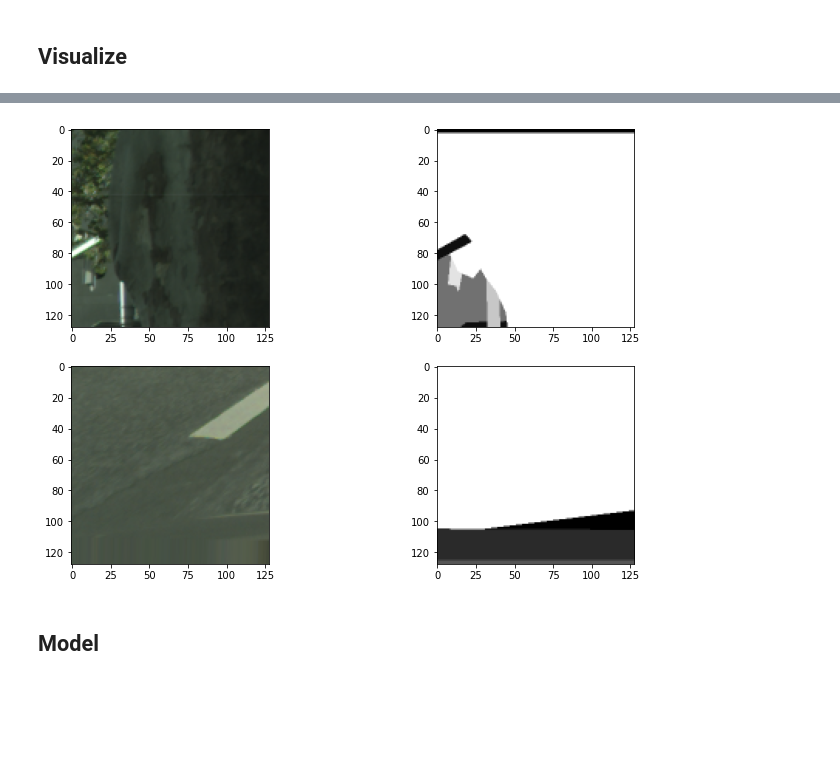
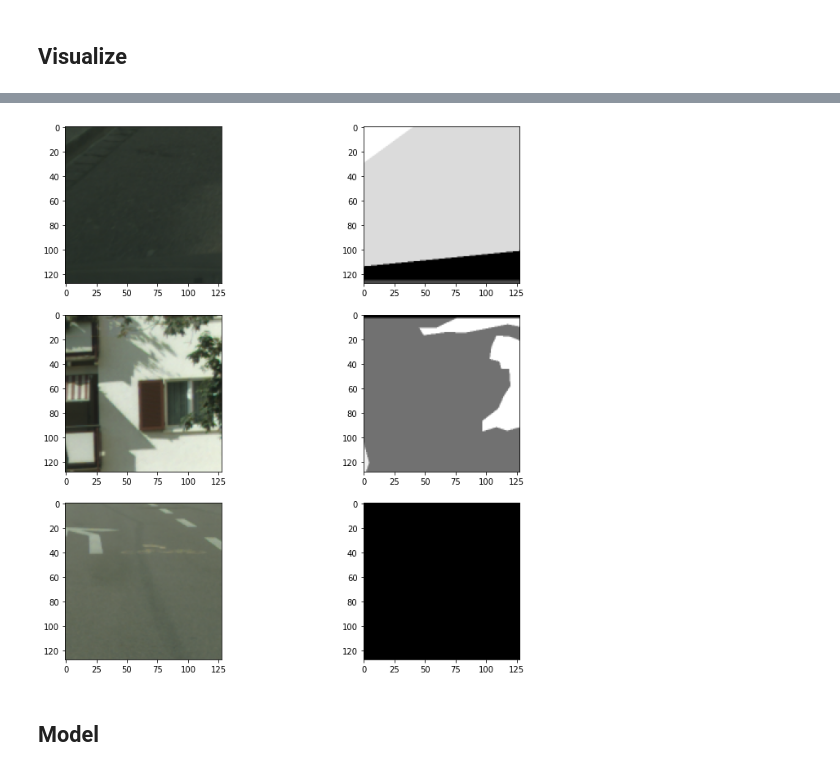
Before and after one commit to marco-fuchs/MSE-CompVis-Assignment2, a Jupyter notebook: CompVis_Assignment2_MarcoFuchs.ipynb, the cells around one changed output, grey strips where cells are left out. Saved outputs shown, nothing was run; the diff lists cells and outputs as text; code cells hidden in the pictures; blank space fills up the shorter version.

```diff
--- a/CompVis_Assignment2_MarcoFuchs.ipynb
+++ b/CompVis_Assignment2_MarcoFuchs.ipynb
@@ -5,7 +5,7 @@
 # %%
 import os
 
-TRAIN_PATH = 'data/train2/'
+TRAIN_PATH = 'data/train/'
 VAL_PATH = 'data/val/'
 TST_PATH = 'data/test/'
 
@@ -179,7 +179,7 @@ There are 35 segmentatin classes.
 # %%
 import matplotlib.pyplot as plt
 
-num_example_to_display = 2
+num_example_to_display = 3
 img, mask = next(iter(trainloader))
 fig, axs = plt.subplots(nrows=num_example_to_display, ncols=2, figsize=(12,4*num_example_to_display))
 
@@ -191,4 +191,4 @@ for i in range(num_example_to_display):
-[figure, old version]
+[figure, new version]
 # %% [markdown]
 ## Model
 # %%
```
Also changed, not shown: parts of 11 cells of this notebook.
